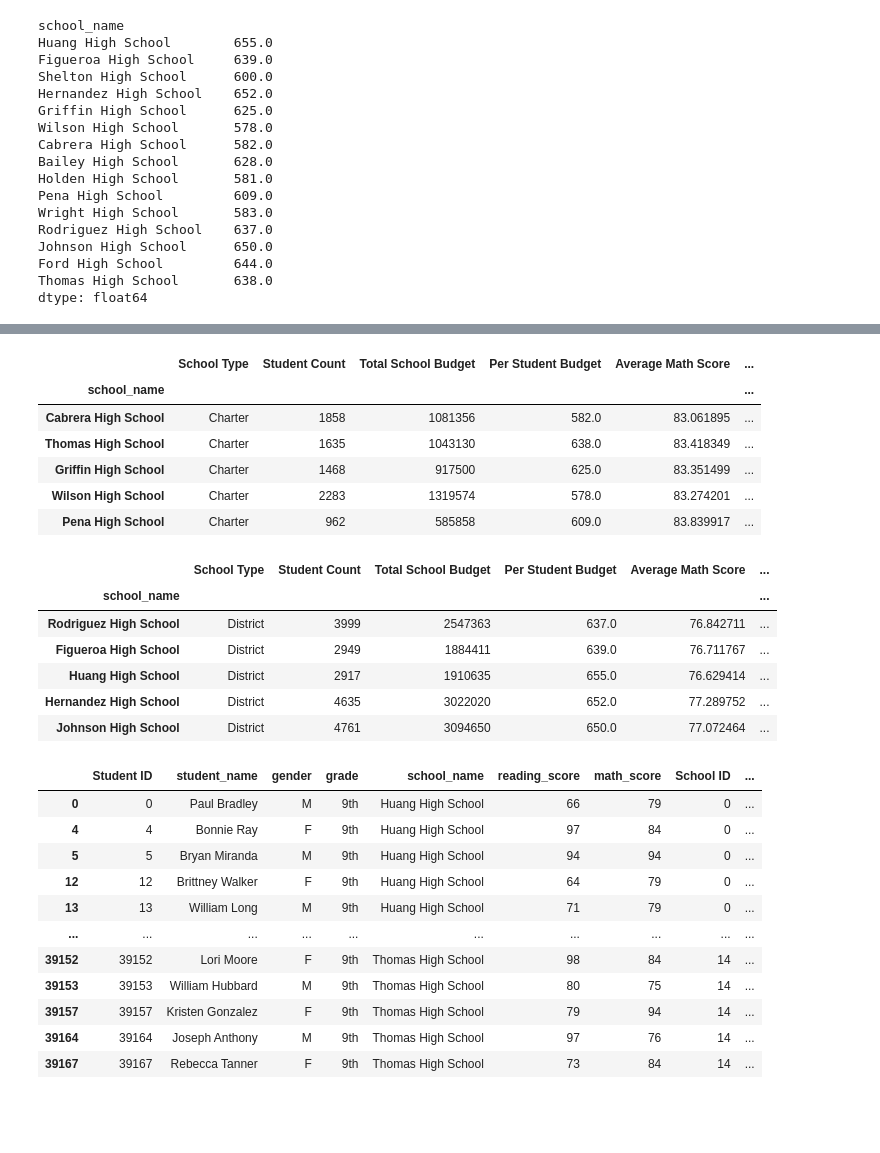
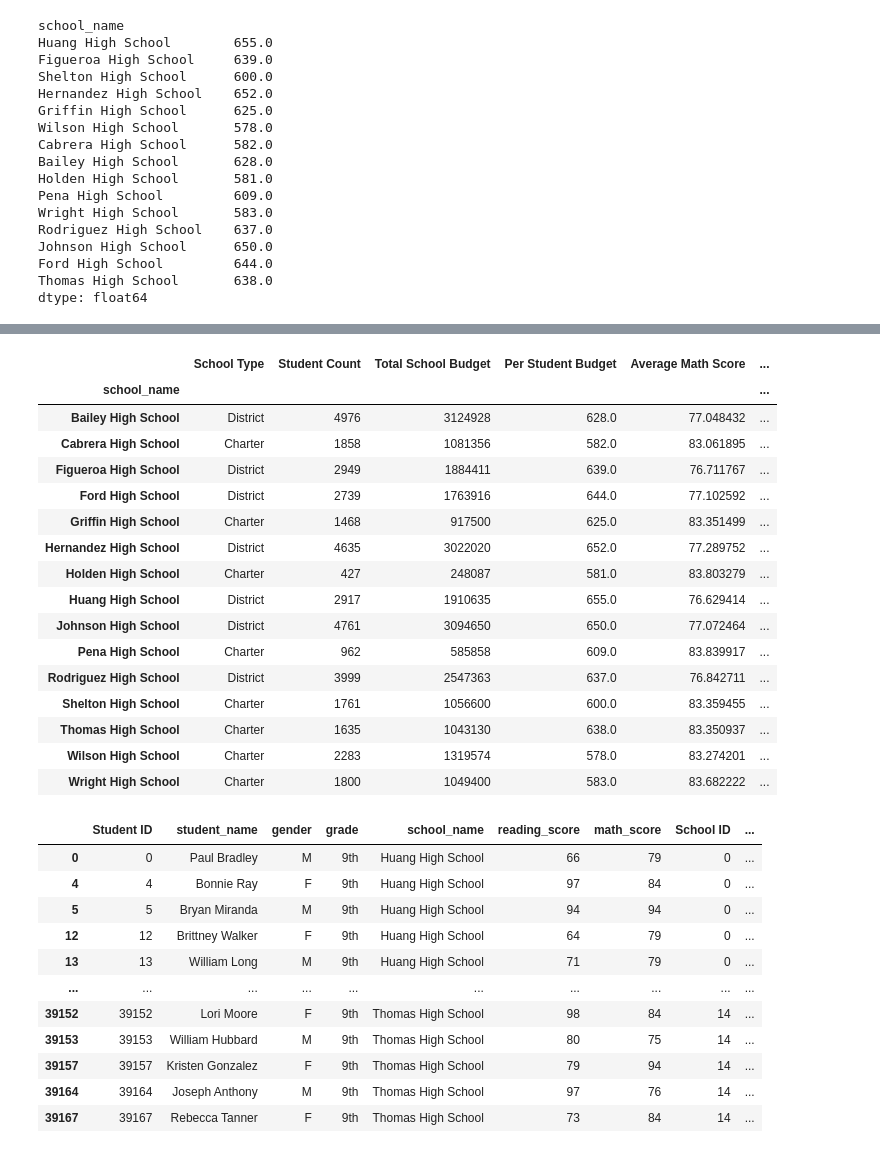
Before and after one commit to eric-spoerner/school-district-analysis, a Jupyter notebook: PyCitySchools_Challenge.ipynb, the cells around one changed output, grey strips where cells are left out. Saved outputs shown, nothing was run; the diff lists cells and outputs as text; code cells hidden in the pictures; blank space fills up the shorter version.

```diff
--- a/PyCitySchools_Challenge.ipynb
+++ b/PyCitySchools_Challenge.ipynb
@@ -950,27 +920,49 @@ per_school_results
+# %%
+# temporary home to per_school_results tweaks
+eligible_thomas_students = student_df["student_name"].loc[(student_df["school_name"] == "Thomas High School") & (student_df["grade"] != "9th")].count()
+eligible_thomas_students_passing_math = pd.DataFrame(
+    student_df.loc[(student_df["school_name"] == "Thomas High School") & (student_df["grade"] != "9th") & (student_df["math_score"] >= 70)]
+)
+eligible_thomas_students_passing_reading = pd.DataFrame(
+    student_df.loc[(student_df["school_name"] == "Thomas High School") & (student_df["grade"] != "9th") & (student_df["reading_score"] >= 70)]
+)
+eligible_thomas_students_passing_overall = pd.DataFrame(
+    student_df.loc[(student_df["school_name"] == "Thomas High School") & (student_df["grade"] != "9th") & (student_df["math_score"] >= 70) & (student_df["reading_score"] >= 70)]
+)
+pct_eligible_thomas_math_passing = (eligible_thomas_students_passing_math["student_name"].count() / eligible_thomas_students) * 100
+pct_eligible_thomas_reading_passing = (eligible_thomas_students_passing_reading["student_name"].count() / eligible_thomas_students) * 100
+pct_eligible_thomas_overall_passing = (eligible_thomas_students_passing_overall["student_name"].count() / eligible_thomas_students) * 100
+
+per_school_results.loc[(per_school_results.index == "Thomas High School"),"% Passing Math"] = pct_eligible_thomas_math_passing
+per_school_results.loc[(per_school_results.index == "Thomas High School"),"% Passing Reading"] = pct_eligible_thomas_reading_passing
+per_school_results.loc[(per_school_results.index == "Thomas High School"),"% Passing Overall"] = pct_eligible_thomas_overall_passing
+per_school_results
+# %% [output]
+|  | School Type | Student Count | Total School Budget | Per Student Budget | Average Math Score | ... |
+| school_name |  |  |  |  |  | ... |
+| Bailey High School | District | 4976 | 3124928 | 628.0 | 77.048432 | ... |
+| Cabrera High School | Charter | 1858 | 1081356 | 582.0 | 83.061895 | ... |
+| Figueroa High School | District | 2949 | 1884411 | 639.0 | 76.711767 | ... |
+| Ford High School | District | 2739 | 1763916 | 644.0 | 77.102592 | ... |
+| Griffin High School | Charter | 1468 | 917500 | 625.0 | 83.351499 | ... |
+| Hernandez High School | District | 4635 | 3022020 | 652.0 | 77.289752 | ... |
+| Holden High School | Charter | 427 | 248087 | 581.0 | 83.803279 | ... |
+| Huang High School | District | 2917 | 1910635 | 655.0 | 76.629414 | ... |
+| Johnson High School | District | 4761 | 3094650 | 650.0 | 77.072464 | ... |
+| Pena High School | Charter | 962 | 585858 | 609.0 | 83.839917 | ... |
+| Rodriguez High School | District | 3999 | 2547363 | 637.0 | 76.842711 | ... |
+| Shelton High School | Charter | 1761 | 1056600 | 600.0 | 83.359455 | ... |
+| Thomas High School | Charter | 1635 | 1043130 | 638.0 | 83.350937 | ... |
+| Wilson High School | Charter | 2283 | 1319574 | 578.0 | 83.274201 | ... |
+| Wright High School | Charter | 1800 | 1049400 | 583.0 | 83.682222 | ... |
 # %%
 # sort and show top 5 schools
-top_schools = per_school_results.sort_values(["% Passing Overall"], ascending=False)
-top_schools.head(5)
+# top_schools = per_school_results.sort_values(["% Passing Overall"], ascending=False)
+# top_schools.head(5)
-# %% [output]
-|  | School Type | Student Count | Total School Budget | Per Student Budget | Average Math Score | ... |
-| school_name |  |  |  |  |  | ... |
-| Cabrera High School | Charter | 1858 | 1081356 | 582.0 | 83.061895 | ... |
-| Thomas High School | Charter | 1635 | 1043130 | 638.0 | 83.418349 | ... |
-| Griffin High School | Charter | 1468 | 917500 | 625.0 | 83.351499 | ... |
-| Wilson High School | Charter | 2283 | 1319574 | 578.0 | 83.274201 | ... |
-| Pena High School | Charter | 962 | 585858 | 609.0 | 83.839917 | ... |
 # %%
 # sort and show bottom 5 schools
-top_schools = per_school_results.sort_values(["% Passing Overall"], ascending=True)
-top_schools.head(5)
+# top_schools = per_school_results.sort_values(["% Passing Overall"], ascending=True)
+# top_schools.head(15)
-# %% [output]
-|  | School Type | Student Count | Total School Budget | Per Student Budget | Average Math Score | ... |
-| school_name |  |  |  |  |  | ... |
-| Rodriguez High School | District | 3999 | 2547363 | 637.0 | 76.842711 | ... |
-| Figueroa High School | District | 2949 | 1884411 | 639.0 | 76.711767 | ... |
-| Huang High School | District | 2917 | 1910635 | 655.0 | 76.629414 | ... |
-| Hernandez High School | District | 4635 | 3022020 | 652.0 | 77.289752 | ... |
-| Johnson High School | District | 4761 | 3094650 | 650.0 | 77.072464 | ... |
 # %%
 ninth_graders = school_data_complete_df[(school_data_complete_df["grade"] == "9th")]
 ninth_graders
```
Also changed, not shown: parts of 36 cells of this notebook.
